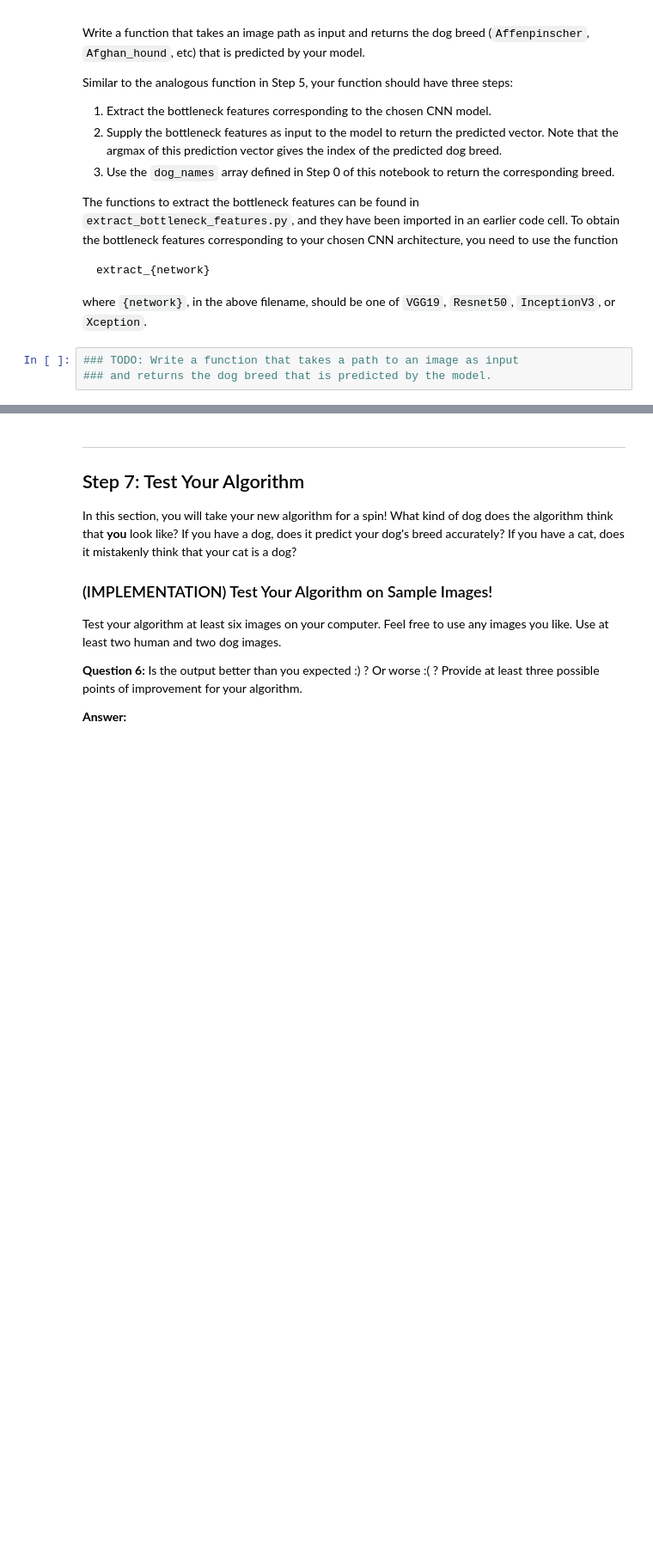
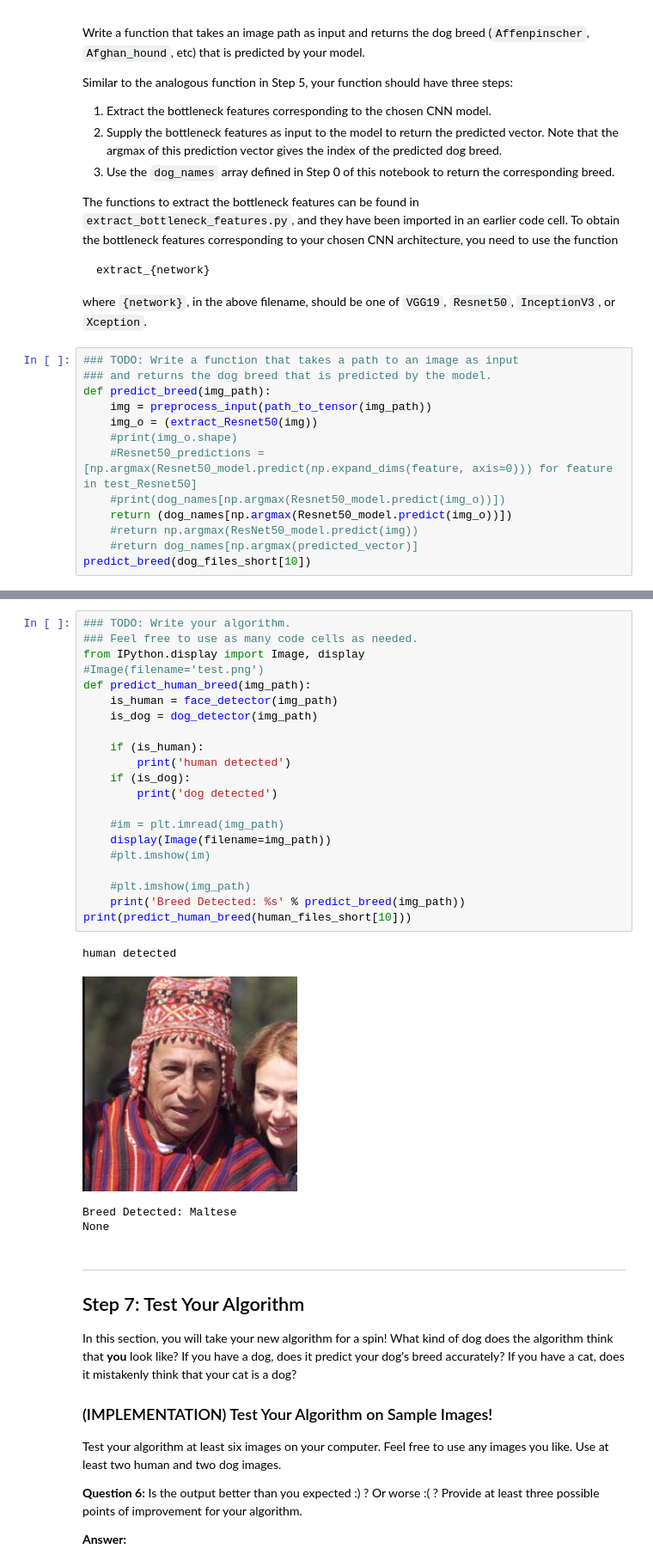
Before and after one commit to tagore15/AIND_T2_P5_DOG_BREED_CLASSIFIER, a Jupyter notebook: dog_app.ipynb, the cells around one changed output, grey strips where cells are left out. Shown: that part at 86% size. Drawn from its saved outputs; the diff is of its cells as text; blank space fills up the shorter version.

```diff
--- a/dog_app.ipynb
+++ b/dog_app.ipynb
@@ -663,3 +663,13 @@ where `{network}`, in the above filename, should be one of `VGG19`, `Resnet50`,
 # %%
 ### TODO: Write a function that takes a path to an image as input
 ### and returns the dog breed that is predicted by the model.
+def predict_breed(img_path):
+    img = preprocess_input(path_to_tensor(img_path))
+    img_o = (extract_Resnet50(img))
+    #print(img_o.shape)
+    #Resnet50_predictions = [np.argmax(Resnet50_model.predict(np.expand_dims(feature, axis=0))) for feature in test_Resnet50]
+    #print(dog_names[np.argmax(Resnet50_model.predict(img_o))])
+    return (dog_names[np.argmax(Resnet50_model.predict(img_o))])
+    #return np.argmax(ResNet50_model.predict(img))
+    #return dog_names[np.argmax(predicted_vector)]
+predict_breed(dog_files_short[10])
@@ -687,3 +707,29 @@ Some sample output for our algorithm is provided below, but feel free to design
+# %%
+### TODO: Write your algorithm.
+### Feel free to use as many code cells as needed.
+from IPython.display import Image, display
+#Image(filename='test.png')
+def predict_human_breed(img_path):
+    is_human = face_detector(img_path)
+    is_dog = dog_detector(img_path)
+
+    if (is_human):
+        print('human detected')
+    if (is_dog):
+        print('dog detected')
+
+    #im = plt.imread(img_path)
+    display(Image(filename=img_path))
+    #plt.imshow(im)
+
+    #plt.imshow(img_path)
+    print('Breed Detected: %s' % predict_breed(img_path))
+print(predict_human_breed(human_files_short[10]))
+# %% [output]
+human detected
+[figure, added]
+Breed Detected: Maltese
+None
 # %% [markdown]
 ---
 <a id='step7'></a>
```
Also changed, not shown: parts of 11 cells of this notebook.
